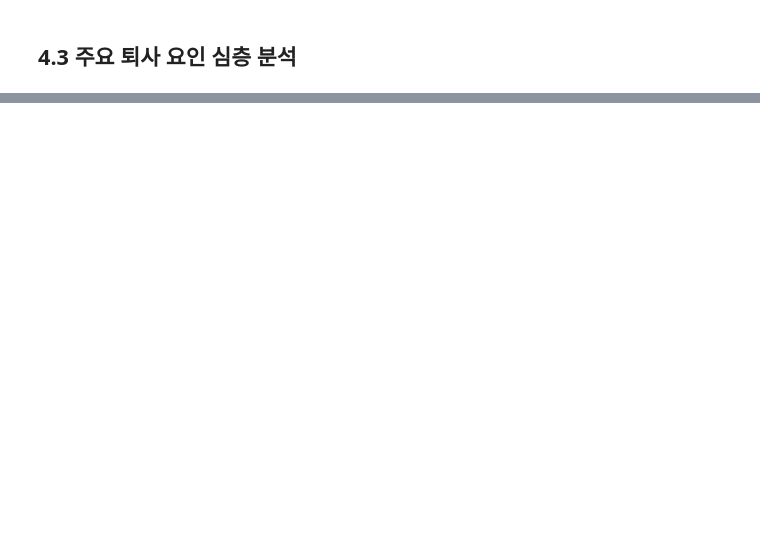
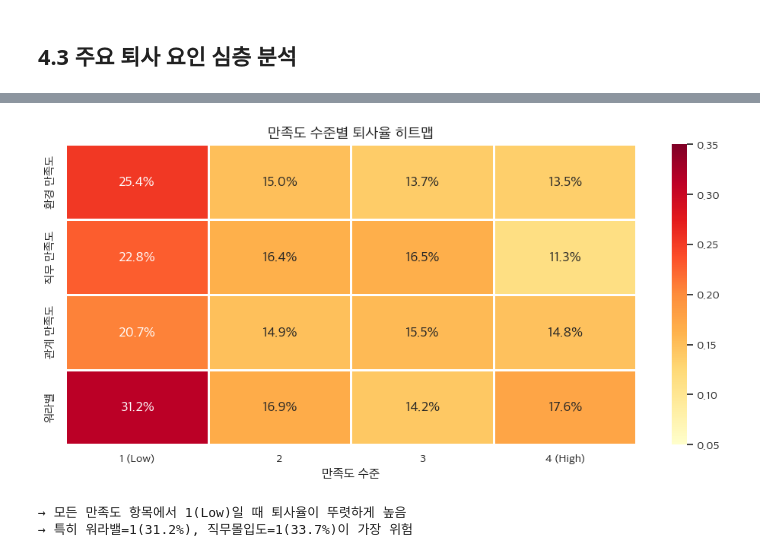
Before and after one commit to inhoolee/attrition-prediction, a Jupyter notebook: notebooks/04_insights.ipynb, the cells around one changed output, grey strips where cells are left out. Saved outputs shown, nothing was run; the diff lists cells and outputs as text; code cells hidden in the pictures; blank space fills up the shorter version.

```diff
--- a/notebooks/04_insights.ipynb
+++ b/notebooks/04_insights.ipynb
@@ -27,0 +244,29 @@ import joblib
+# %%
+# 4.3.3 만족도 히트맵 — "무엇에 불만인가"
+sat_cols = ['EnvironmentSatisfaction', 'JobSatisfaction',
+            'RelationshipSatisfaction', 'WorkLifeBalance']
+sat_labels = ['환경 만족도', '직무 만족도', '관계 만족도', '워라밸']
+
+# 만족도별 퇴사율 매트릭스
+sat_matrix = pd.DataFrame(index=['1 (Low)', '2', '3', '4 (High)'])
+for col, label in zip(sat_cols, sat_labels):
+    rates = raw.groupby(col)['Attrition'].apply(lambda x: (x == 'Yes').mean())
+    sat_matrix[label] = rates.values
+
+fig, ax = plt.subplots(figsize=(10, 5))
+sns.heatmap(sat_matrix.T, annot=True, fmt='.1%', cmap='YlOrRd',
+            linewidths=1, ax=ax, vmin=0.05, vmax=0.35,
+            annot_kws={'fontsize': 13})
+ax.set_title('만족도 수준별 퇴사율 히트맵', fontsize=14, fontweight='bold')
+ax.set_xlabel('만족도 수준')
+
+plt.tight_layout()
+plt.savefig('../outputs/figures/16_satisfaction_heatmap.png', dpi=150, bbox_inches='tight')
+plt.show()
+
+print("→ 모든 만족도 항목에서 1(Low)일 때 퇴사율이 뚜렷하게 높음")
+print("→ 특히 워라밸=1(31.2%), 직무몰입도=1(33.7%)이 가장 위험")
+# %% [output]
+[figure, added]
+→ 모든 만족도 항목에서 1(Low)일 때 퇴사율이 뚜렷하게 높음
+→ 특히 워라밸=1(31.2%), 직무몰입도=1(33.7%)이 가장 위험
```
Also changed, not shown: parts of 26 cells of this notebook, 37 other files.
